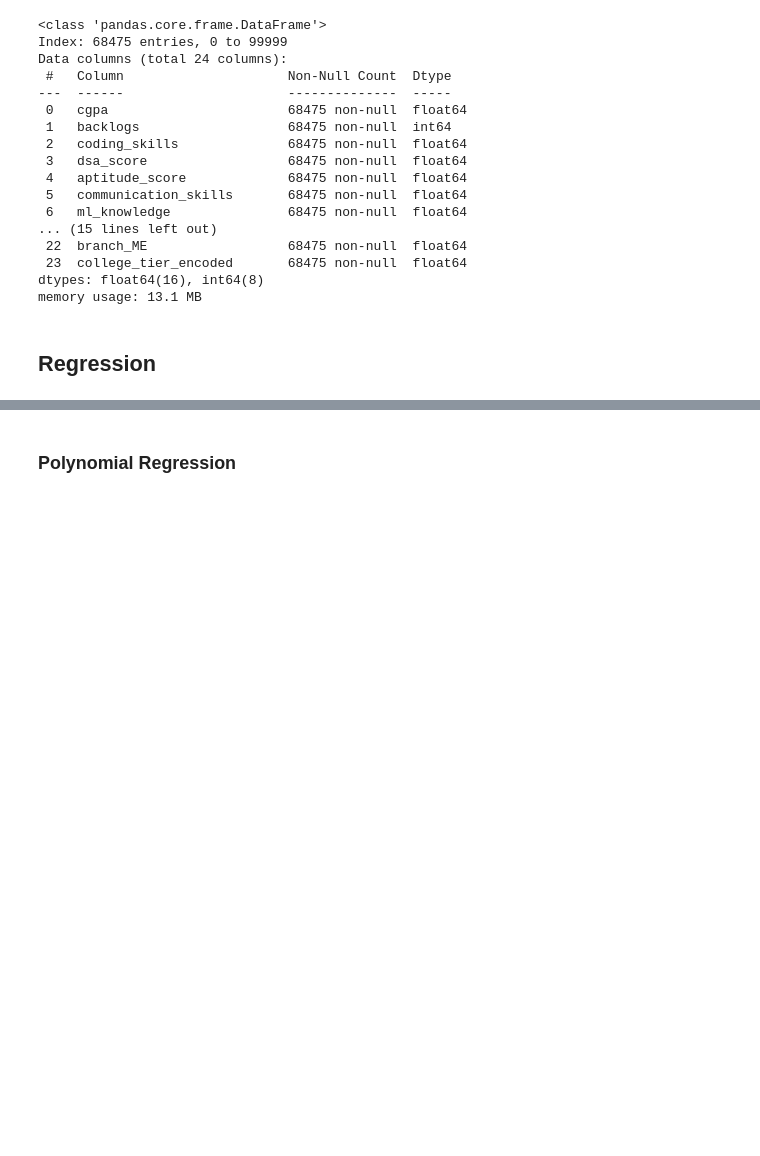
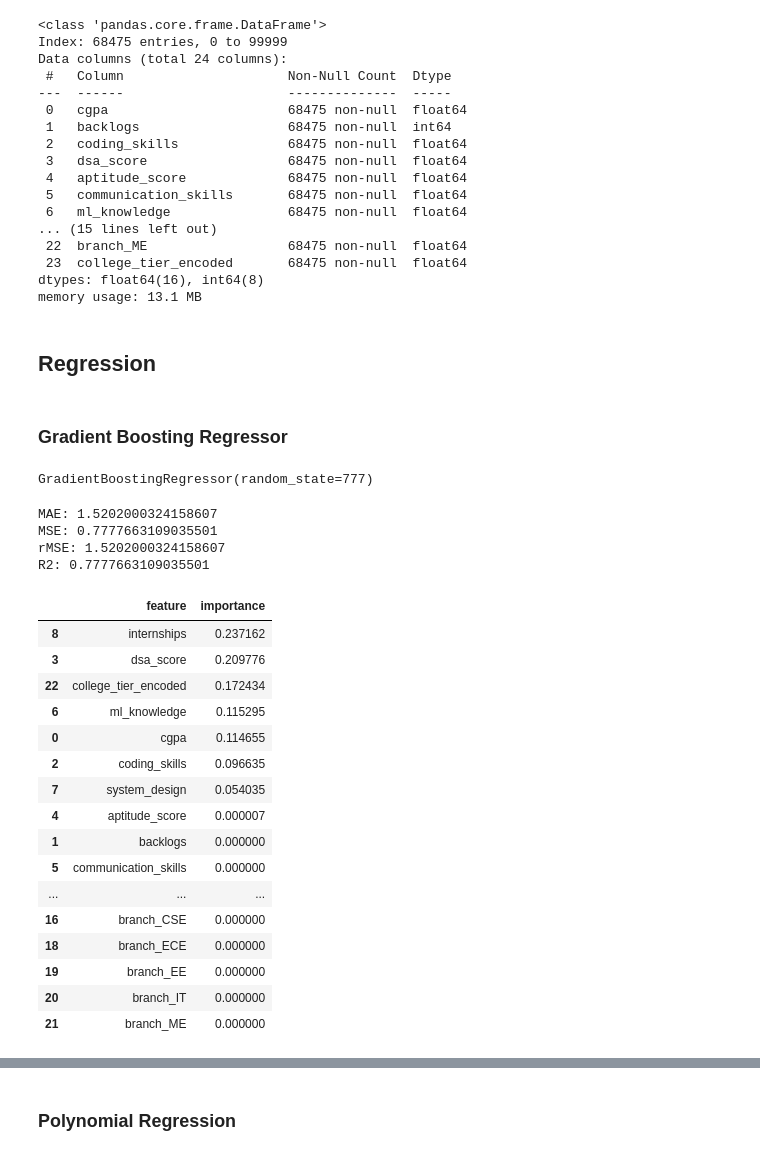
Before and after one commit to smartestnerdfromtown/Data-Science-Projects, a Jupyter notebook: Student Placement Prediction Dataset/analysis.ipynb, the cells around one changed output, grey strips where cells are left out. Drawn from its saved outputs; the diff is of its cells as text; code cells hidden in the pictures; blank space fills up the shorter version.

Commit message:
Gradient Boosting Regressor

```diff
--- a/Student Placement Prediction Dataset/analysis.ipynb
+++ b/Student Placement Prediction Dataset/analysis.ipynb
@@ -172,3 +173,72 @@ dtypes: float64(16), int64(8)
 memory usage: 13.1 MB
 # %% [markdown]
 ## Regression
+# %% [markdown]
+### Gradient Boosting Regressor
+# %%
+X = df_regression.drop(columns=["salary_package_lpa"])
+y = df_regression["salary_package_lpa"]
+
+X_train, X_test, y_train, y_test = train_test_split(
+    X, y, test_size=0.2, random_state=RANDOM_STATE
+)
+# %%
+gradient_boosting = GradientBoostingRegressor(
+    n_estimators=100,
+    learning_rate=0.1,
+    max_depth=3,
+    min_samples_split=2,
+    min_samples_leaf=1,
+    subsample=1.0,
+    max_features=None,
+    random_state=RANDOM_STATE
+)
+
+gradient_boosting.fit(X_train, y_train)
+# %% [output]
+GradientBoostingRegressor(random_state=777)
+# %%
+y_pred = gradient_boosting.predict(X_test)
+
+mae = mean_absolute_error(y_test, y_pred)
+mse = mean_squared_error(y_test, y_pred)
+rmse = np.sqrt(mse)
+r2 = r2_score(y_test, y_pred)
+
+print("MAE:", mse)
+print("MSE:", r2)
+print("rMSE:", mse)
+print("R2:", r2)
+# %% [output]
+MAE: 1.5202000324158607
+MSE: 0.7777663109035501
+rMSE: 1.5202000324158607
+R2: 0.7777663109035501
+# %%
+importances = gradient_boosting.feature_importances_
+feature_names = X.columns
+
+importance_df = pd.DataFrame({
+    "feature": feature_names,
+    "importance": importances
+}).sort_values(by="importance", ascending=False)
+# %%
+importance_df
+# %% [output]
+|  | feature | importance |
+| 8 | internships | 0.237162 |
+| 3 | dsa_score | 0.209776 |
+| 22 | college_tier_encoded | 0.172434 |
+| 6 | ml_knowledge | 0.115295 |
+| 0 | cgpa | 0.114655 |
+| 2 | coding_skills | 0.096635 |
+| 7 | system_design | 0.054035 |
+| 4 | aptitude_score | 0.000007 |
+| 1 | backlogs | 0.000000 |
+| 5 | communication_skills | 0.000000 |
+| ... | ... | ... |
+| 16 | branch_CSE | 0.000000 |
+| 18 | branch_ECE | 0.000000 |
+| 19 | branch_EE | 0.000000 |
+| 20 | branch_IT | 0.000000 |
+| 21 | branch_ME | 0.000000 |
```
Also changed, not shown: parts of 4 cells of this notebook.
